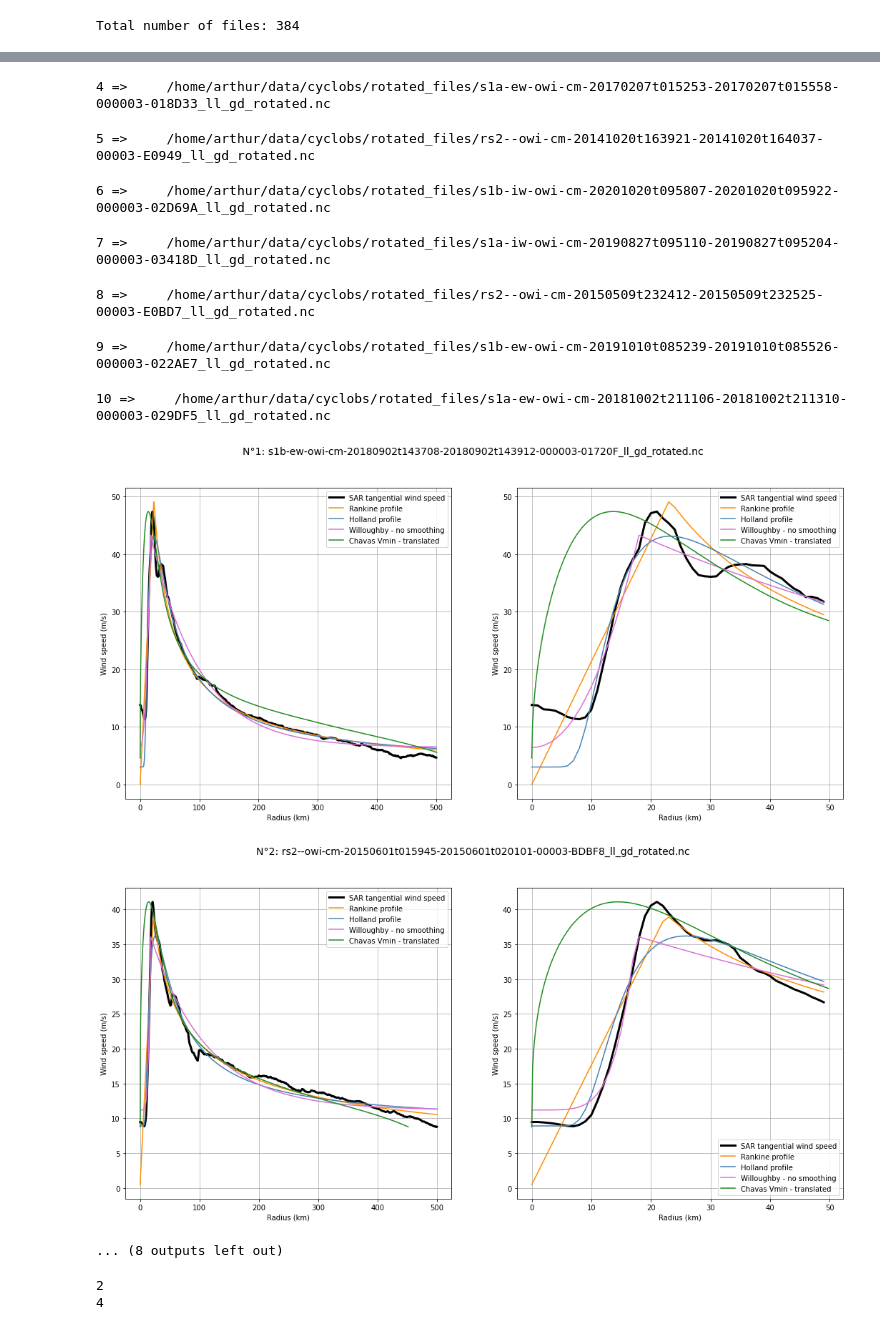
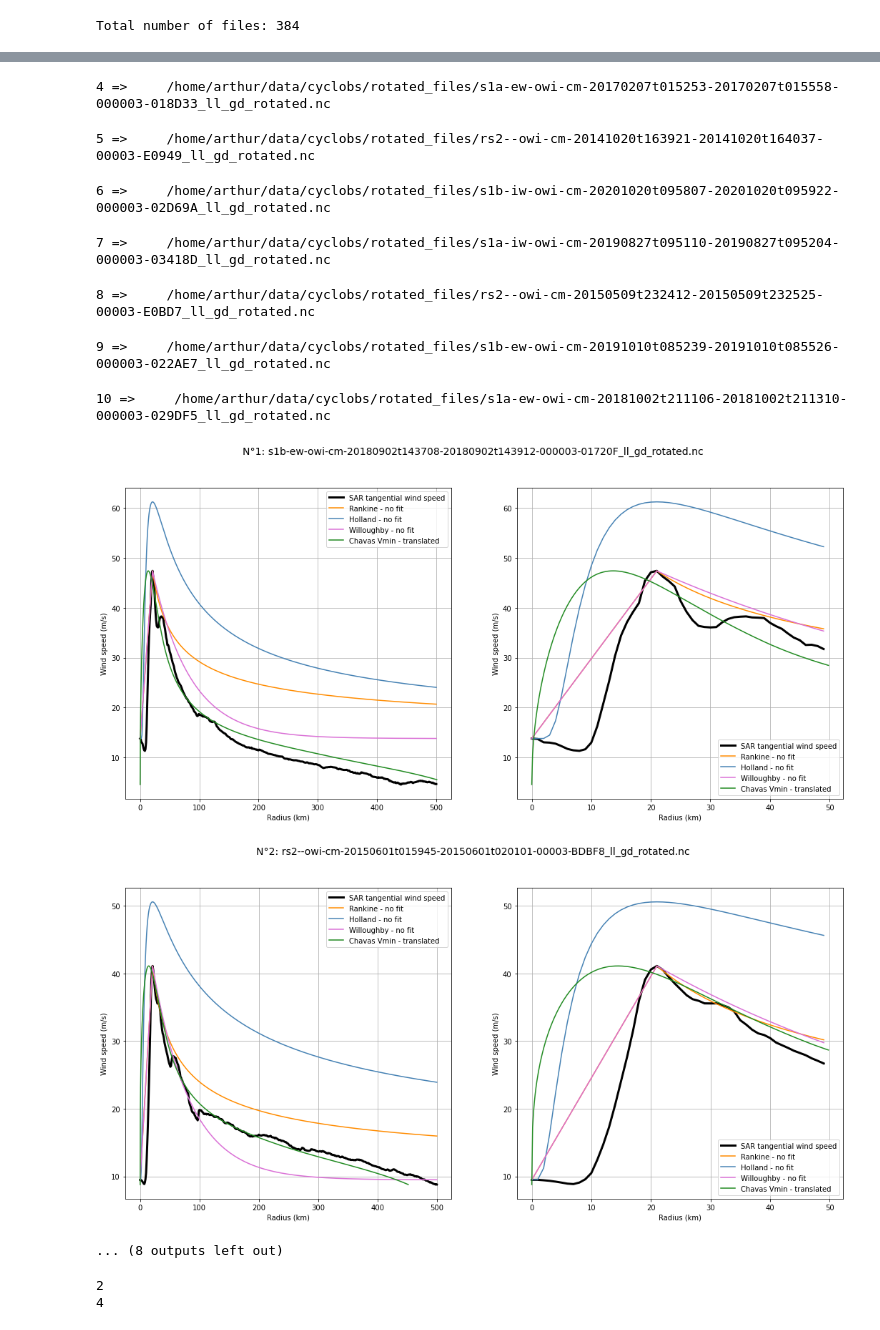
Before and after one commit to Arthur117/wind_profiles, a Jupyter notebook: all_data.ipynb, the cells around one changed output, grey strips where cells are left out. Drawn from its saved outputs; the diff is of its cells as text; code cells hidden in the pictures.

Commit message:
Rankine and WIllou without curve_fit

```diff
--- a/all_data.ipynb
+++ b/all_data.ipynb
@@ -37,6 +37,7 @@ PARAMS = {
     'rmax_window':           300,  # Window in whick we look for Rmax (e.g [0, 200km])
     'chavas_vfit':           17,
     'chavas_vmin':           True, # Translates the profile from Vmin if True
+    'use_curve_fit':         True,
     'tangential_wind_speed': True, # If False, total wind speed is used
     'print_values':          False,
     'save_dir':              "/home/arthur/results/windProfiles/test/"
@@ -73,37 +74,37 @@ for file in all_data[:1]:
     # Debug
     if 1 == 0: # DEBUG
         f.print_ds(ds)
         f.print_spd(ds)
         print(spdm)
 
     # Initialize and fit profile
     r, spdm, first_valid_index = f.initialize_radius(spdm)
 
     INI['Rankine']    = f.initialize_rankine(spdm, x=0.5, alpha=1.,                                PARAMS=PARAMS)
     INI['Holland']    = f.initialize_holland(spdm, Lat=np.float64(ds['lat_ref']), pn=1005, pc=950, PARAMS=PARAMS)
     INI['Willoughby'] = f.initialize_willoughby(spdm, n=1.,                                        PARAMS=PARAMS)
     INI['Chavas']     = f.initialize_chavas(spdm, Lat=np.float64(ds['lat_ref']),                   PARAMS=PARAMS)
 
     FIT['Rankine']    = f.fit_rankine(r, spdm, *INI['Rankine'],                 PARAMS=PARAMS)
     FIT['Holland']    = f.fit_holland(r, spdm, *INI['Holland'],                 PARAMS=PARAMS)
     FIT['Willoughby'] = f.fit_willoughby_no_smooth(r, spdm, *INI['Willoughby'], PARAMS=PARAMS)
     FIT['Chavas']     = f.fit_chavas(*INI['Chavas'],                            PARAMS=PARAMS)
 
-    # f.plot_curves(i, file, r, spdm, INI, FIT, PARAMS)    # To only plot the curves
-    f.save_curves(i, file, ds, r, spdm, INI, FIT, PARAMS) # To save the .jpg and associated .txt files
+    f.plot_curves(i, file, r, spdm, INI, FIT, PARAMS)    # To only plot the curves
+    # f.save_curves(i, file, ds, r, spdm, INI, FIT, PARAMS) # To save the .jpg and associated .txt files
 # %% [output]
 1 =>     /home/arthur/data/cyclobs/rotated_files/s1b-ew-owi-cm-20180902t143708-20180902t143912-000003-01720F_ll_gd_rotated.nc
 2 =>     /home/arthur/data/cyclobs/rotated_files/rs2--owi-cm-20150601t015945-20150601t020101-00003-BDBF8_ll_gd_rotated.nc
 3 =>     /home/arthur/data/cyclobs/rotated_files/s1a-ew-owi-cm-20160827t092124-20160827t092414-000003-014249_ll_gd_rotated.nc
 4 =>     /home/arthur/data/cyclobs/rotated_files/s1a-ew-owi-cm-20170207t015253-20170207t015558-000003-018D33_ll_gd_rotated.nc
 5 =>     /home/arthur/data/cyclobs/rotated_files/rs2--owi-cm-20141020t163921-20141020t164037-00003-E0949_ll_gd_rotated.nc
 6 =>     /home/arthur/data/cyclobs/rotated_files/s1b-iw-owi-cm-20201020t095807-20201020t095922-000003-02D69A_ll_gd_rotated.nc
 7 =>     /home/arthur/data/cyclobs/rotated_files/s1a-iw-owi-cm-20190827t095110-20190827t095204-000003-03418D_ll_gd_rotated.nc
 8 =>     /home/arthur/data/cyclobs/rotated_files/rs2--owi-cm-20150509t232412-20150509t232525-00003-E0BD7_ll_gd_rotated.nc
 9 =>     /home/arthur/data/cyclobs/rotated_files/s1b-ew-owi-cm-20191010t085239-20191010t085526-000003-022AE7_ll_gd_rotated.nc
 10 =>     /home/arthur/data/cyclobs/rotated_files/s1a-ew-owi-cm-20181002t211106-20181002t211310-000003-029DF5_ll_gd_rotated.nc
-[figure, old version]
+[figure, new version]
-[figure, old version]
+[figure, new version]
 ... (8 outputs left out)
 # %%
 a = [np.nan, np.nan, 1, 1, 1, 2, np.nan, 1, 1]
```
Also changed, not shown: parts of 1 cell of this notebook, 1 other file.
